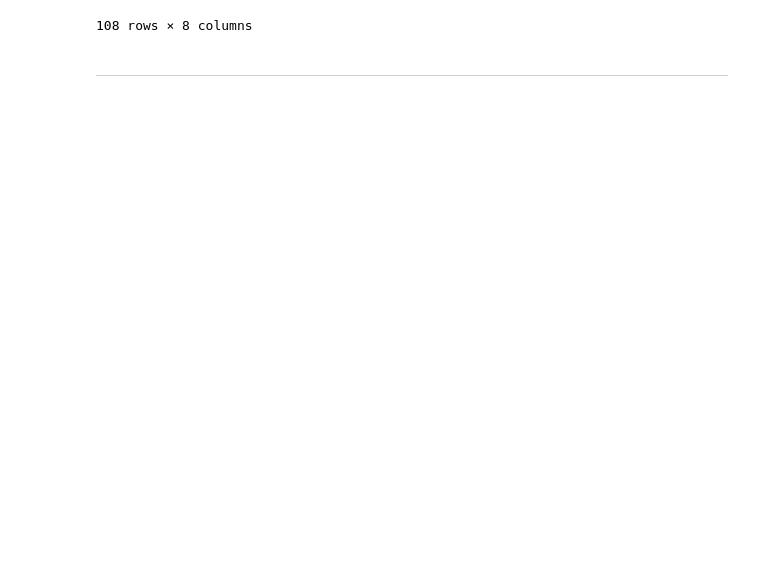
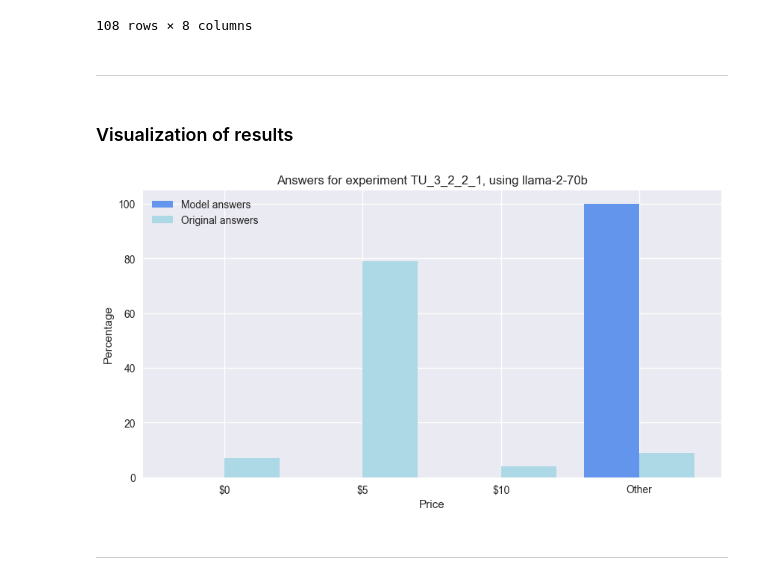
Before and after one commit to MariusDSPM/Data-Science-Project, a Jupyter notebook: Transaction Utility Theory.ipynb, the cells around one changed output. Cells and saved outputs as stored; diff of their text form; code cells hidden in the pictures; blank space fills up the shorter version.

Commit message:
Added simple visualization in notebook

```diff
--- a/Transaction Utility Theory.ipynb
+++ b/Transaction Utility Theory.ipynb
@@ -987,3 +1042,7 @@ TU_results
 TU_results.to_csv("Output/TU_results.csv", index = False)
 # %% [markdown]
 ---
+# %% [markdown]
+### Visualization of results
+# %%
+TU_results = pd.read_csv("Output/TU_results.csv")
@@ -989,0 +1101,6 @@ TU_results.to_csv("Output/TU_results.csv", index = False)
+# %%
+TU_plot_results(TU_results[(TU_results["experiment_id"] == "TU_3_2_2_1") & (TU_results["temperature"] == 0.5)])
+# %% [output]
+[figure, added]
+# %% [markdown]
+---
```
Also changed, not shown: parts of 6 cells of this notebook.
